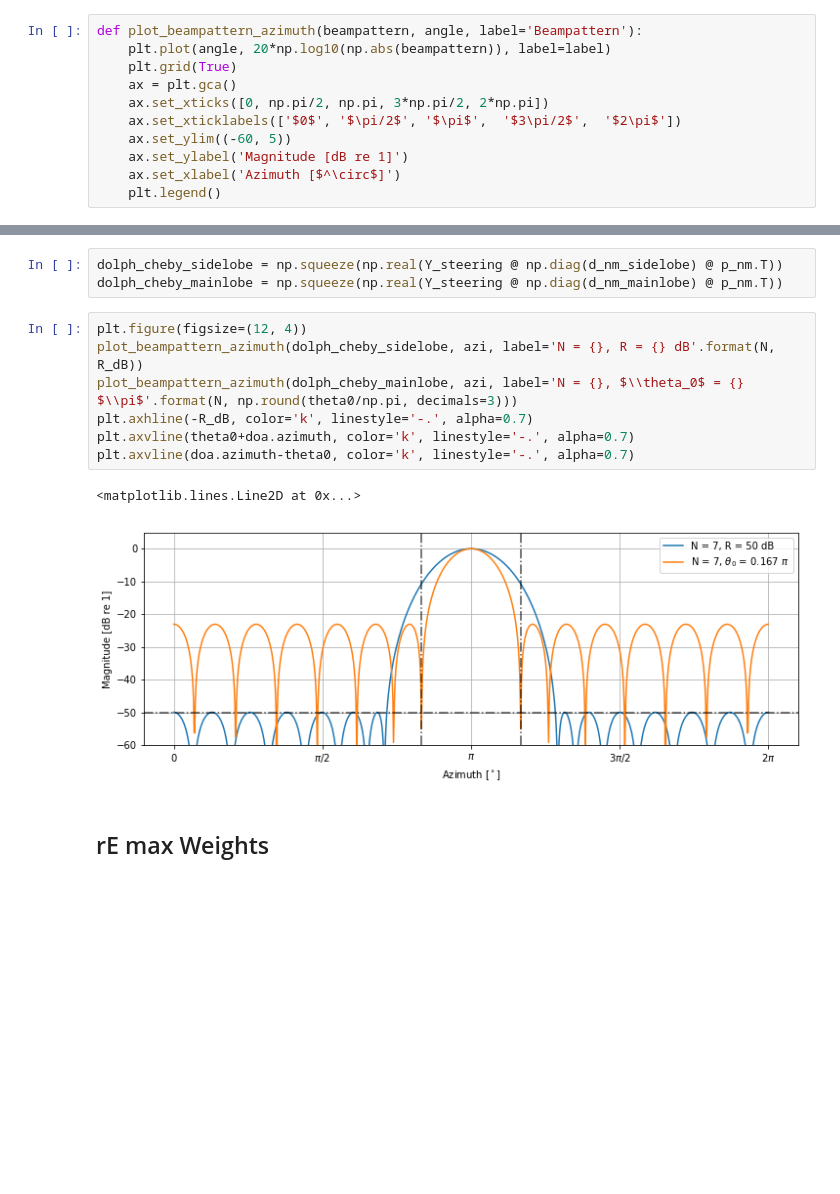
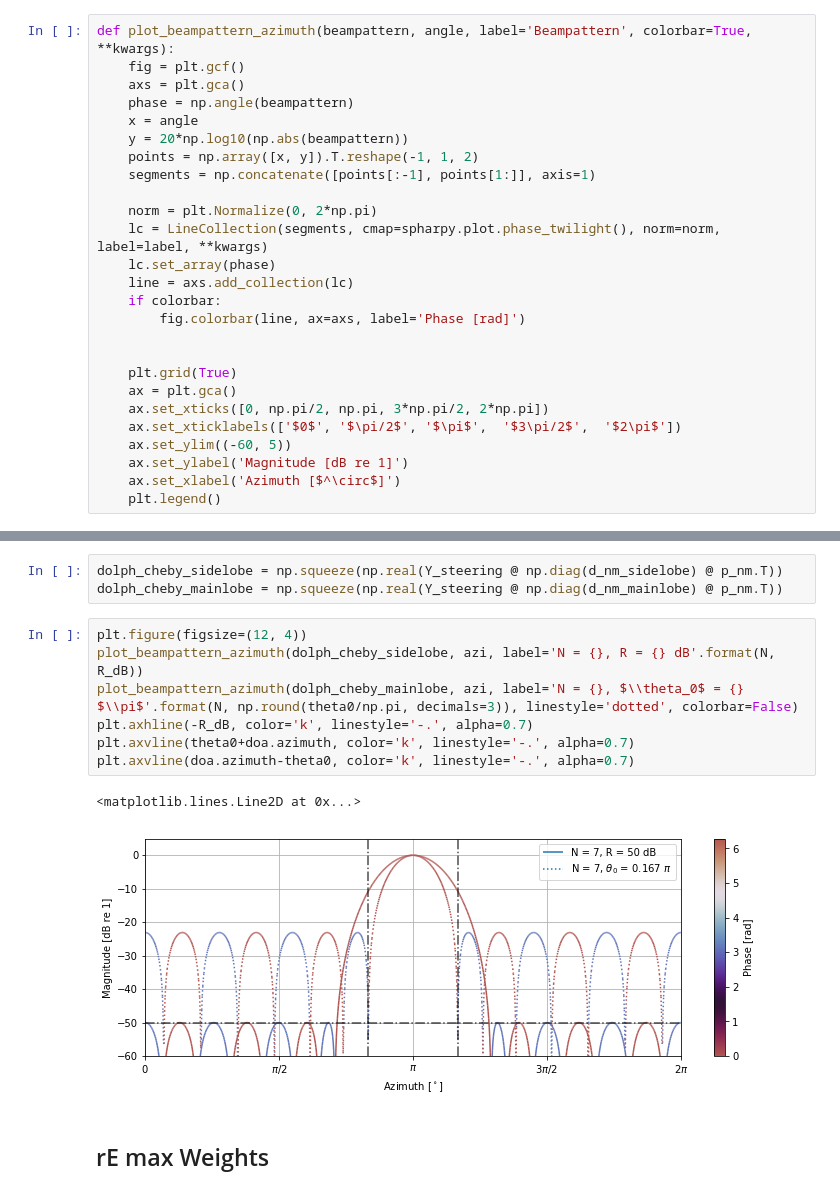
Before and after one commit to pyfar/spharpy, a Jupyter notebook: examples/general_beamforming_weights.ipynb, the cells around one changed output, grey strips where cells are left out. Saved outputs shown, nothing was run; the diff lists cells and outputs as text; blank space fills up the shorter version.

Commit message:
adapted plots and example notebooks to new twilight based phase colormap

```diff
--- a/examples/general_beamforming_weights.ipynb
+++ b/examples/general_beamforming_weights.ipynb
@@ -5,7 +7,22 @@ import matplotlib.pyplot as plt
 import spharpy.beamforming
 # %%
-def plot_beampattern_azimuth(beampattern, angle, label='Beampattern'):
-    plt.plot(angle, 20*np.log10(np.abs(beampattern)), label=label)
+def plot_beampattern_azimuth(beampattern, angle, label='Beampattern', colorbar=True, **kwargs):
+    fig = plt.gcf()
+    axs = plt.gca()
+    phase = np.angle(beampattern)
+    x = angle
+    y = 20*np.log10(np.abs(beampattern))
+    points = np.array([x, y]).T.reshape(-1, 1, 2)
+    segments = np.concatenate([points[:-1], points[1:]], axis=1)
+
+    norm = plt.Normalize(0, 2*np.pi)
+    lc = LineCollection(segments, cmap=spharpy.plot.phase_twilight(), norm=norm, label=label, **kwargs)
+    lc.set_array(phase)
+    line = axs.add_collection(lc)
+    if colorbar:
+        fig.colorbar(line, ax=axs, label='Phase [rad]')
+
+
     plt.grid(True)
     ax = plt.gca()
     ax.set_xticks([0, np.pi/2, np.pi, 3*np.pi/2, 2*np.pi])
@@ -54,13 +71,13 @@ dolph_cheby_mainlobe = np.squeeze(np.real(Y_steering @ np.diag(d_nm_mainlobe) @
 # %%
 plt.figure(figsize=(12, 4))
 plot_beampattern_azimuth(dolph_cheby_sidelobe, azi, label='N = {}, R = {} dB'.format(N, R_dB))
-plot_beampattern_azimuth(dolph_cheby_mainlobe, azi, label='N = {}, $\\theta_0$ = {} $\\pi$'.format(N, np.round(theta0/np.pi, decimals=3)))
+plot_beampattern_azimuth(dolph_cheby_mainlobe, azi, label='N = {}, $\\theta_0$ = {} $\\pi$'.format(N, np.round(theta0/np.pi, decimals=3)), linestyle='dotted', colorbar=False)
 plt.axhline(-R_dB, color='k', linestyle='-.', alpha=0.7)
 plt.axvline(theta0+doa.azimuth, color='k', linestyle='-.', alpha=0.7)
 plt.axvline(doa.azimuth-theta0, color='k', linestyle='-.', alpha=0.7)
 # %% [output]
 <matplotlib.lines.Line2D at 0x...>
-[figure, old version]
+[figure, new version]
 # %% [markdown]
 ## rE max Weights
 # %%
```
Also changed, not shown: parts of 5 cells of this notebook, 4 other files.
